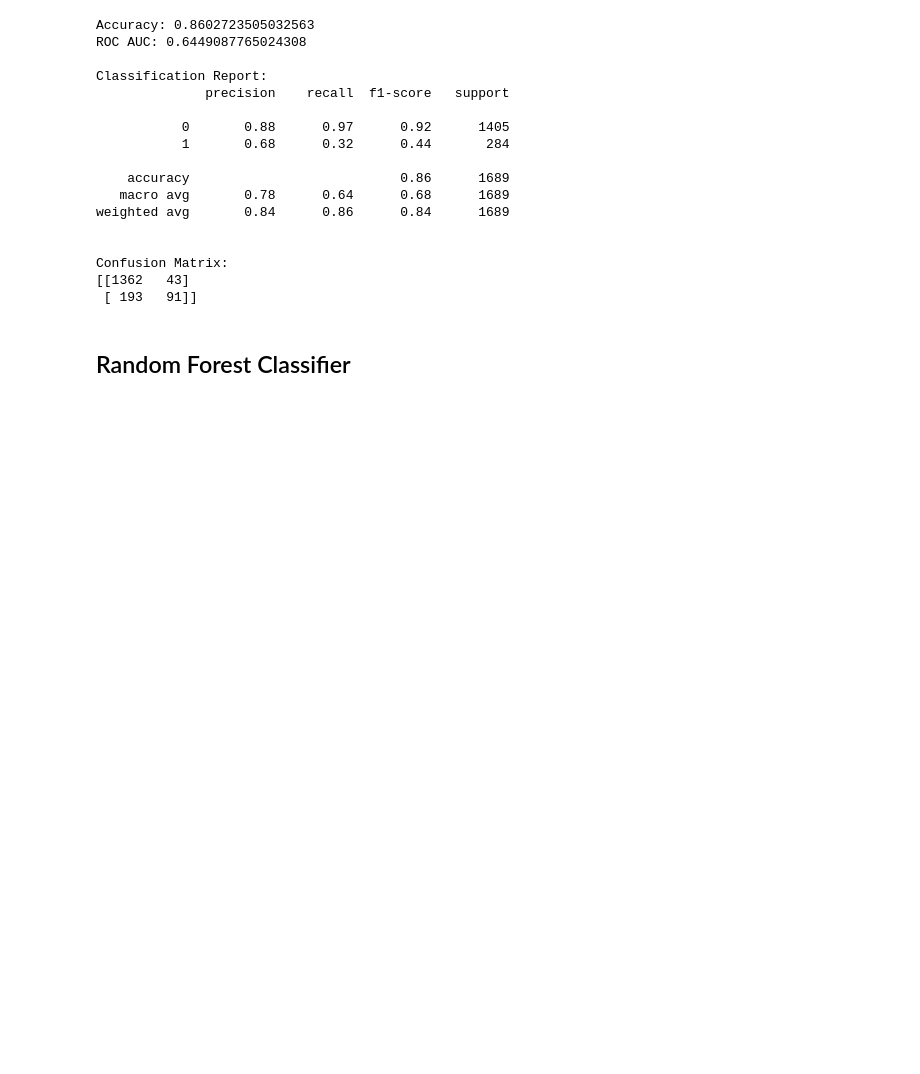
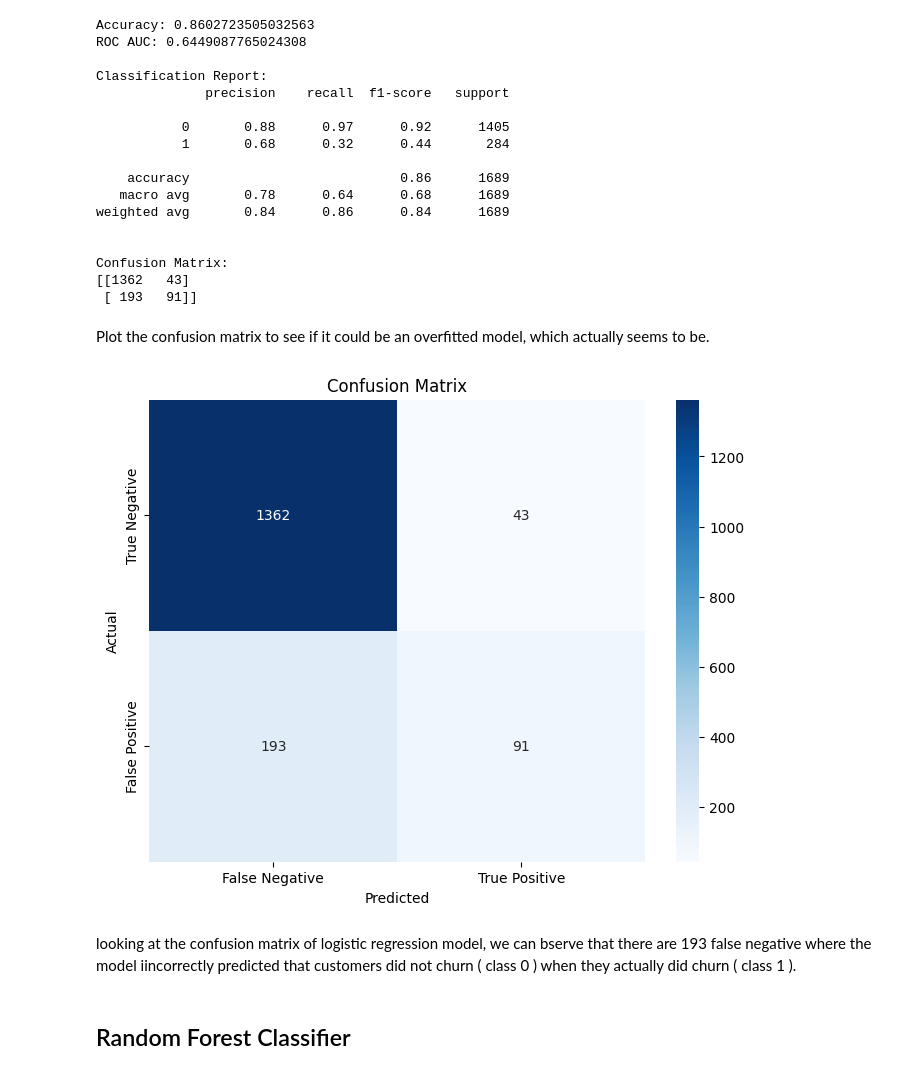
Before and after one commit to CCT-Dublin/capstone-project-riccardopossier, a Jupyter notebook: CA2_RP.ipynb, the cells around one changed output. Drawn from its saved outputs; the diff is of its cells as text; code cells hidden in the pictures; blank space fills up the shorter version.

Commit message:
confusion matrix

```diff
--- a/CA2_RP.ipynb
+++ b/CA2_RP.ipynb
@@ -533,6 +529,23 @@ weighted avg       0.84      0.86      0.84      1689
 Confusion Matrix:
 [[1362   43]
  [ 193   91]]
+# %% [markdown]
+Plot the confusion matrix to see if it could be an overfitted model, which actually seems to be.
+# %%
+conf_matrix = [[1362, 43],
+               [193, 91]]
+labels = [['True Negative', 'False Positive'],
+          ['False Negative', 'True Positive']]
+plt.figure(figsize=(8, 6))
+sns.heatmap(conf_matrix, annot=True, fmt="d", cmap="Blues", xticklabels=labels[1], yticklabels=labels[0])
+plt.xlabel('Predicted')
+plt.ylabel('Actual')
+plt.title('Confusion Matrix')
+plt.show()
+# %% [output]
+[figure, added]
+# %% [markdown]
+looking at the confusion matrix of logistic regression model, we can bserve that there are 193 false negative where the model iincorrectly predicted that customers did not churn ( class 0 ) when they actually did churn ( class 1 ).
 # %% [markdown]
 ## Random Forest Classifier
 # %%
```
Also changed, not shown: parts of 6 cells of this notebook.
